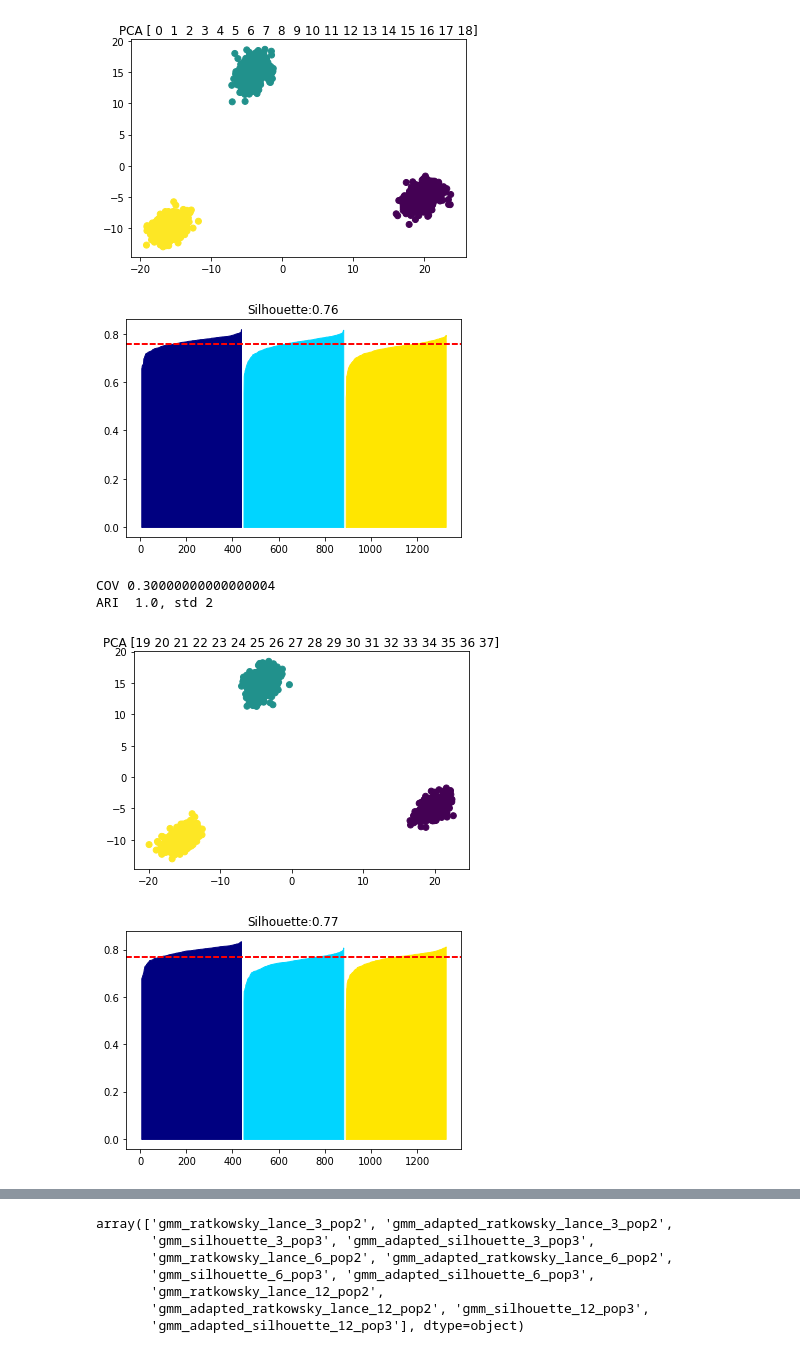
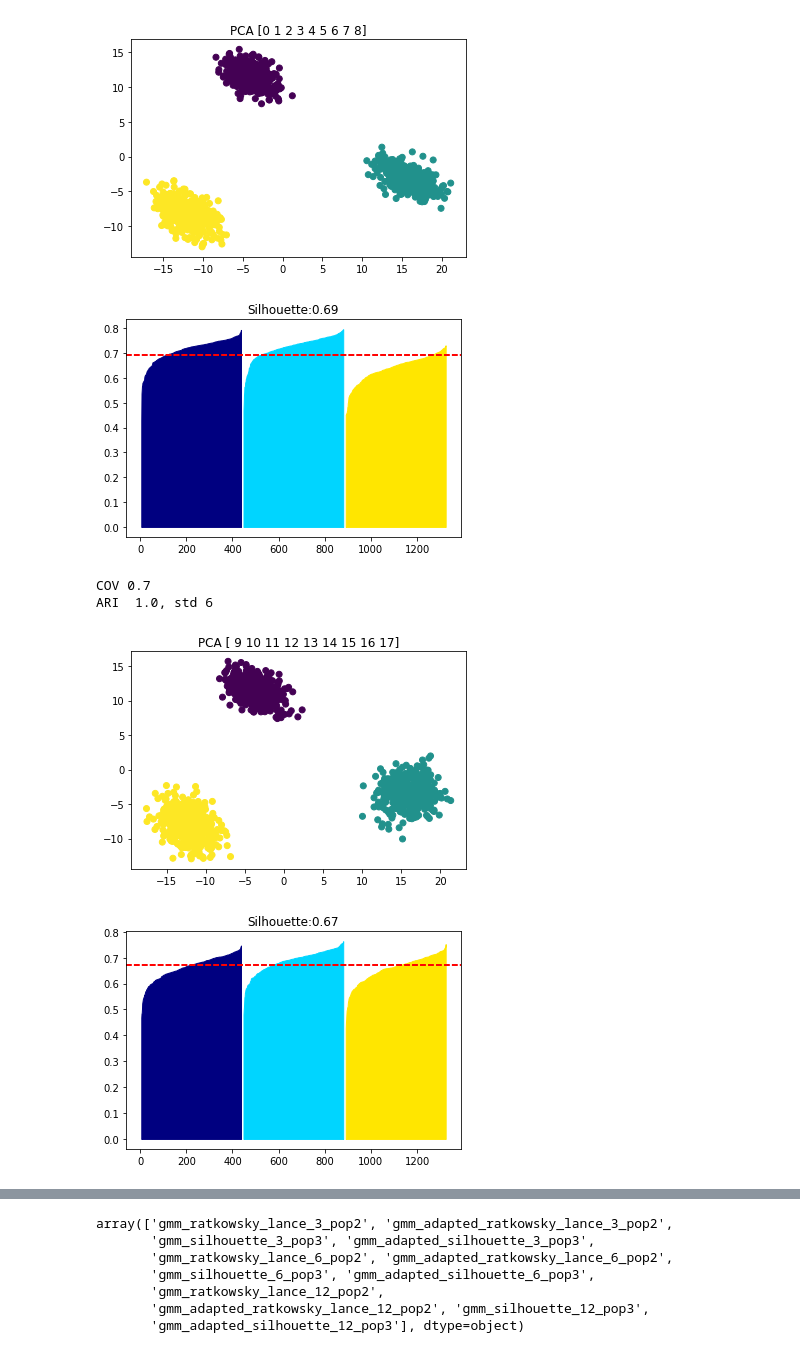
Before and after one commit to ciortanmadalina/subspace_clustering, a Jupyter notebook: notebooks/Benchmark_GMM.ipynb, the cells around one changed output, grey strips where cells are left out. Saved outputs shown, nothing was run; the diff lists cells and outputs as text; code cells hidden in the pictures.

Commit message:
plots

```diff
--- a/notebooks/Benchmark_GMM.ipynb
+++ b/notebooks/Benchmark_GMM.ipynb
@@ -42,6 +49,6 @@ Device mapping:
 # %%
 
-for std in [2, 5, 8]:
+for std in [6, 3, 1]:
     print(f">> std {std}")
     n_clusters_per_subpace = [3,6,12]
     cluster_std = None
@@ -52,14 +59,19 @@ for std in [2, 5, 8]:
     n_redundant_clusters = 0
     n_redundant_cluster_size = 0
     for n_clusters in np.unique(n_clusters_per_subpace):
+        if os.path.isfile(f"../data/GA/nonisotropic_GA_gmm_{std}_{n_clusters}.pkl"):
+            print(f"../data/GA/nonisotropic_GA_gmm_{std}_{n_clusters}.pkl exists!")
+            continue
+        print(f"generating ../data/GA/nonisotropic_GA_gmm_{std}_{n_clusters}.pkl ...")
+
 
         n_redundant_clusters = 0
         n_redundant_cluster_size = 0
         data, best_subspaces, truths = data_generator.make_data_for_ga(
                          [n_clusters, n_clusters, n_clusters],
                          cluster_std=[std, std,std],
-                         n_uniform_features=200,
-                         n_normal_features=200,
+                         n_uniform_features=150,
+                         n_normal_features=150,
                          n_neg_binomial=0,
                          n_gamma=0,
                          n_beta=0,
@@ -68,8 +80,8 @@ for std in [2, 5, 8]:
                          n_outlier_features=0,
                          n_cutoff=0,
                          n_bimodal_features=0,
-                         min_subspace_features=19,
-                         max_subspace_features=20,
+                         min_subspace_features=9,
+                         max_subspace_features=10,
                          max_neg_bin_p = 0.3,
                          n_samples=1300,
                          plot=True,
@@ -89,15 +101,15 @@ for std in [2, 5, 8]:
                                                       metric='euclidean',
                                                       redundant_threshold=0.4)
 
-        model_file = f'../models/gmm_arl.h5'
-        population2, n = features_2d.run(
-            data,
-            n_clusters,
-            meta_features,
-            model_file=model_file,
-            add_close_population=False,
-            theta=0.09,
-        )
+#         model_file = f'../models/gmm_arl.h5'
+#         population2, n = features_2d.run(
+#             data,
+#             n_clusters,
+#             meta_features,
+#             model_file=model_file,
+#             add_close_population=False,
+#             theta=0.09,
+#         )
 
         globalResults = {}
 
@@ -112,18 +124,18 @@ for std in [2, 5, 8]:
 
 
         sampling = {
-            "ARCHIVE2D": {
-                "ga": 0.5,
-                "max": 0.5 },
-            "CLOSE": {
-                "ga": 0.25,
-                "max": 0.25 },
-            "IMP1D": {
-                "ga": 0.15,
-                "max": 0.15 },
-            "RANDOM": {
-                "ga": 0.1,
-                "max": 0.1},
+        "ARCHIVE2D": {
+            "ga": 0,
+            "max": 0 },
+        "CLOSE": {
+            "ga": 0.35,
+            "max": 0.35 },
+        "IMP1D": {
+            "ga": 0.35,
+            "max": 0.35 },
+        "RANDOM": {
+            "ga": 0.3,
+            "max": 0.3},
         }
         params = ga.ga_parameters(
             n_clusters,
@@ -132,7 +144,7 @@ for std in [2, 5, 8]:
             meta_features,
             method=method,
             truth_methods=['ari'],
-            archive_2d=population2.iloc[:1000],
+            archive_2d=None,
             debug=debug,
             epochs=epochs,
             round_size=round_size,
@@ -179,7 +191,7 @@ for std in [2, 5, 8]:
             meta_features,
             method=method,
             truth_methods=['ari'],
-            archive_2d=population2.iloc[:1000],
+            archive_2d=None,
             debug=debug,
             epochs=epochs,
             round_size=round_size,
@@ -230,7 +242,7 @@ for std in [2, 5, 8]:
             meta_features,
             method=method,
             truth_methods=['ari'],
-            archive_2d=population2.iloc[:1000],
+            archive_2d=None,
             debug=debug,
             epochs=epochs,
             round_size=round_size,
@@ -278,7 +290,7 @@ for std in [2, 5, 8]:
             meta_features,
             method=method,
             truth_methods=['ari'],
-            archive_2d=population2.iloc[:1000],
+            archive_2d=None,
             debug=debug,
             epochs=epochs,
             round_size=round_size,
@@ -296,4 +308,6 @@ for std in [2, 5, 8]:
         globalResults[f"{clustering}_{method}_{n_clusters}_pop3"] = solutions
         eval_df = ga_evaluation.evaluate_ga_result(globalResults, best_subspaces, truths)
         eval_df.to_pickle(f"../data/GA/nonisotropic_GA_gmm_{std}_{n_clusters}.pkl")
+        print(f">> EVAL DF")
+        display(eval_df)
 # %% [output]
@@ -303,6 +318,6 @@ ARI  1.0, std 2
-[figure, old version]
+[figure, new version]
-[figure, old version]
+[figure, new version]
-COV 0.30000000000000004
-ARI  1.0, std 2
+COV 0.7
+ARI  1.0, std 6
-[figure, old version]
+[figure, new version]
-[figure, old version]
+[figure, new version]
```
Also changed, not shown: parts of 15 cells of this notebook, 49 other files.
